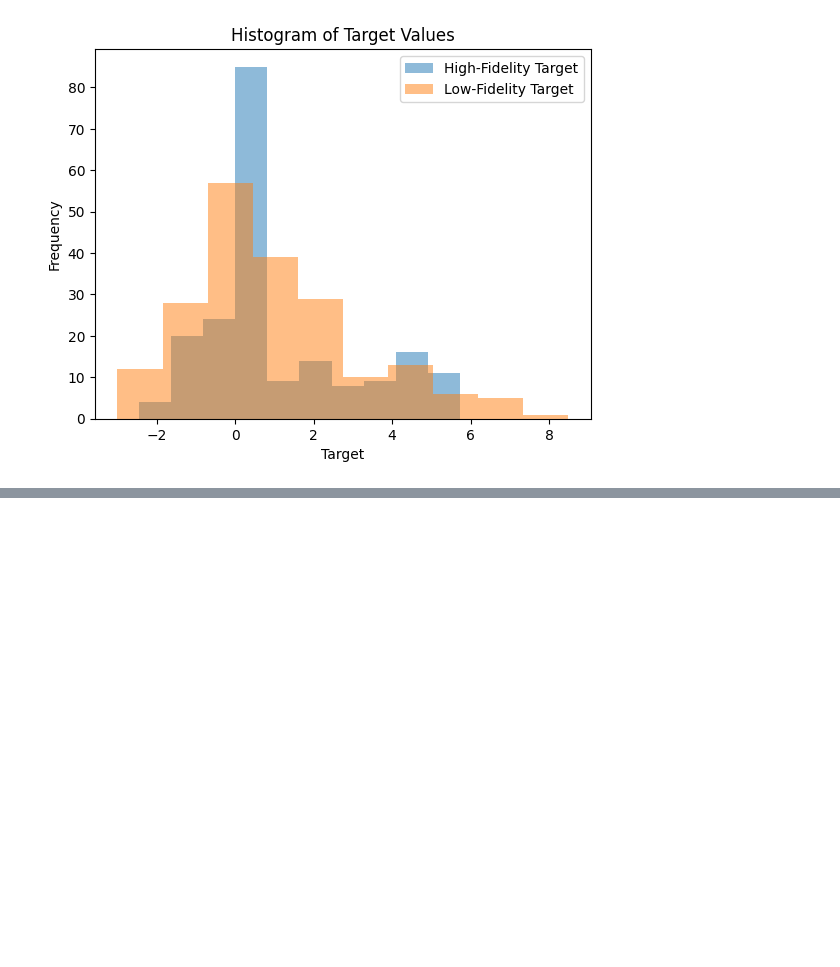
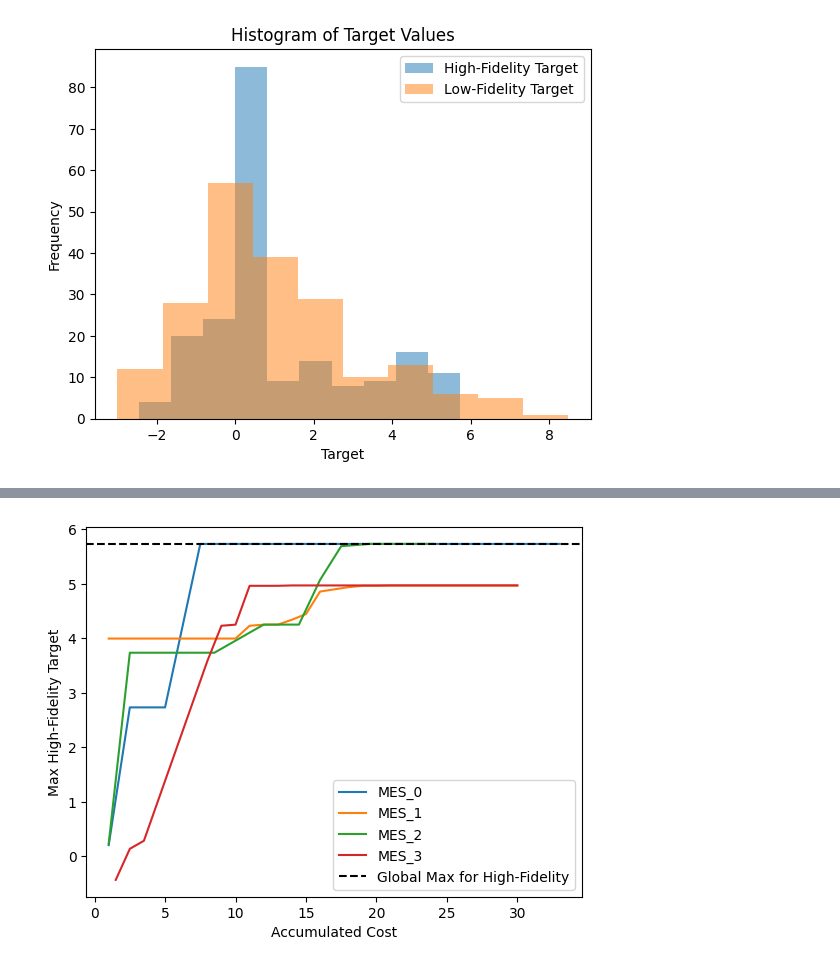
Before and after one commit to kernelCruncher/MFBO, a Jupyter notebook: notebooks/MESSyntheticFunction.ipynb, the cells around one changed output, grey strips where cells are left out. Saved outputs shown, nothing was run; the diff lists cells and outputs as text; code cells hidden in the pictures; blank space fills up the shorter version.

```diff
--- a/notebooks/MESSyntheticFunction.ipynb
+++ b/notebooks/MESSyntheticFunction.ipynb
@@ -272,0 +308,34 @@ plot_cost(train_x_full, train_obj, domain, cumulative_cost)
+# %%
+N_ITER = 30
+N_EXP = 4
+fileName = 'SampleSpaces/20240606-114441.csv'
+
+train_x_full_mes_batch, train_obj_mes_batch, cumulative_cost_mes_batch, index_store_mes_batch = run_entire_cycle_batch(
+    N_ITER,
+    N_EXP,
+    fileName,
+    runMes
+    );
+# %%
+# This is code to debug the batch process a few cells later.
+def plot_cost_batch_debug(domain, dictionary):
+    max_in_space= np.max(domain[np.where(domain[:, 1] == 1.0)])
+    for search_alg in dictionary:
+        train_x_full, train_obj, cumulative_cost = dictionary[search_alg]
+        for j in range(len(train_x_full)):
+            cumulative_cost_array = np.array(cumulative_cost[j])
+            hf_indices = np.where(train_x_full[j][:, 1]==1.0)
+            high_fidelity_obj = train_obj[j][np.where(train_x_full[j][:, 1]==1.0)].detach().numpy()
+            accum_target = []
+            for i in range(len(high_fidelity_obj)):
+                accum_target.append(max(high_fidelity_obj[0:i+1]))
+
+            plt.plot(cumulative_cost_array[hf_indices ], accum_target, label=f"{search_alg}_{j}")
+    plt.axhline(y=max_in_space, color='black', linestyle='--', label='Global Max for High-Fidelity')
+    plt.xlabel('Accumulated Cost')
+    plt.ylabel('Max High-Fidelity Target')
+    plt.legend()
+searchDictBatch = {"MES": (train_x_full_mes_batch, train_obj_mes_batch, cumulative_cost_mes_batch)}
+plot_cost_batch_debug(domain, searchDictBatch)
+# %% [output]
+[figure, added]
```
Also changed, not shown: parts of 12 cells of this notebook.
